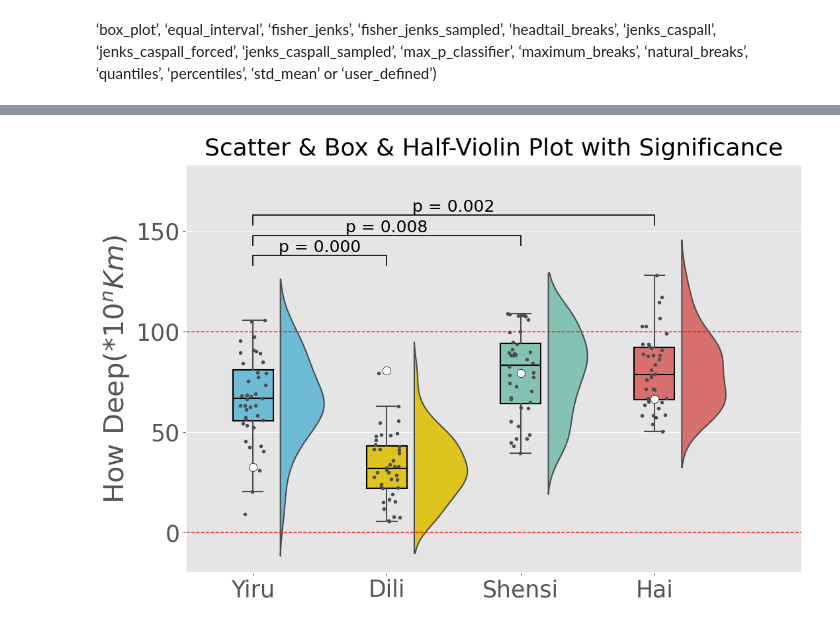
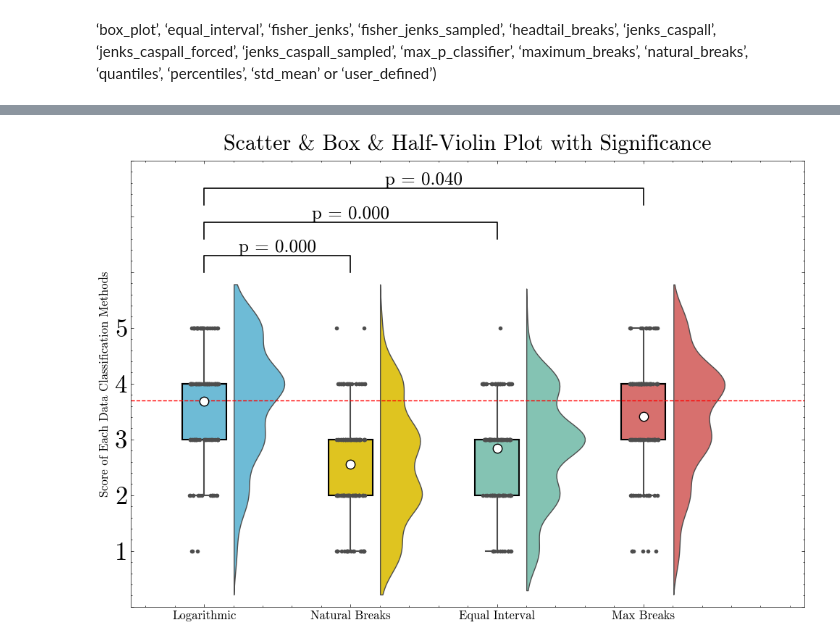
Before and after one commit to Ashes814/LSGI532_Project, a Jupyter notebook: project1/visualMap.ipynb, the cells around one changed output, grey strips where cells are left out. Saved outputs shown, nothing was run; the diff lists cells and outputs as text; code cells hidden in the pictures.

```diff
--- a/project1/visualMap.ipynb
+++ b/project1/visualMap.ipynb
@@ -186,7 +158,7 @@ world = geopandas.read_file('testdata.geojson')
 classifyMethods = ["quantiles","maximum_breaks", "equal_interval", "natural_breaks"]
 def plotMap(df, col, sche, index):
     ax = df.plot(column= col,
-                    legend=True,
+                    legend=False,
                     legend_kwds={'loc': 'lower right'},
                     cmap='OrRd',
                     scheme=sche,
@@ -205,5 +177,5 @@ def plotMap(df, col, sche, index):
     plt.show()
 
 for i, s in enumerate(classifyMethods):
-    plotMap(world, "birth", s, i)
+    plotMap(world, "vegetable", s, i)
 # %% [output]
@@ -213,0 +186,6 @@ for i, s in enumerate(classifyMethods):
+# %%
+qdata = pd.read_excel("qData2.xlsx")
+# qdata = qdata[qdata["map_exp"] == 2]
+testDf = qdata[["method1_1", "method2_1", "method3_1", "method4_1"]]
+testDf = testDf.melt()
+testDf
@@ -217,6 +209,7 @@ import seaborn as sns
 import numpy as np
 import pandas as pd
 from scipy.stats import ttest_ind
+import scienceplots
 #格式
 import matplotlib.pyplot as plt
 import matplotlib as mpl
@@ -224,7 +217,7 @@ from matplotlib.font_manager import FontProperties
 from matplotlib.ticker import FormatStrFormatter
 from matplotlib.ticker import MaxNLocator
 
-# plt.style.use(['ggplot'])
+plt.style.use(['science', 'no-latex'])
 import warnings
 warnings.filterwarnings('ignore')
 linewidth=3
@@ -245,7 +238,7 @@ mpl.rcParams['legend.fontsize'] = 25
 
 np.random.seed(0)
 n = 40  # number of observations per group
-groups = ['Yiru', 'Dili', 'Shensi', 'Hai']
+groups = ['method1_1', 'method2_1', 'method3_1', 'method4_1']
 
 df = pd.DataFrame({
     'group': np.repeat(groups, n),
@@ -260,7 +253,7 @@ df.loc[df['group'] == 'Hai', 'value'] += 30
 
 plt.figure(figsize=(12, 8))
 palette = ["#5cc3e8","#ffdb00","#79ceb8","#e95f5c"]
-violin_parts = sns.violinplot(x='group', y='value', data=df, split=True, inner=None,
+violin_parts = sns.violinplot(x='variable', y='value', data=testDf, split=True, inner=None,
                               palette=palette)
 
 shift = 0.2# 平移小提琴
@@ -280,7 +273,7 @@ for vp in violin_parts.collections[::1]:
         # Apply the horizontal shift to the right half
         vertices[:, 0] += shift  # Shift to the right
 
-sns.boxplot(x='group', y='value', data=df, width=0.3, fliersize=0, linewidth=1.5,
+sns.boxplot(x='variable', y='value', data=testDf, width=0.3, fliersize=0, linewidth=1.5,
             boxprops={'edgecolor': 'black'}, palette=palette, showcaps=True, whiskerprops={'linewidth':1.5},
             capprops={'linewidth':1.5}, medianprops={'color':'black'})
 
@@ -289,48 +282,50 @@ Seaborn的boxplot函数默认绘制中位数
 但不绘制均值。要在箱形图中添加均值
 可以使用pointplot或直接在matplotlib中添加点'''
 # Calculate the mean values for each group
-mean_values = df.groupby('group')['value'].mean().values
+mean_values = testDf.groupby('variable')['value'].mean().values
 
 # Add the mean values to the boxplot using plt.scatter
 plt.scatter(groups, mean_values, color='white', edgecolor='black',s=80, zorder=5)
 
-sns.stripplot(x='group', y='value', data=df, jitter=True, size=4, color=".3", linewidth=0)
+sns.stripplot(x='variable', y='value', data=testDf, jitter=True, size=4, color=".3", linewidth=0)
 
-plt.axhline(y=0, linestyle='--', color='red', linewidth=1)
-plt.axhline(y=100, linestyle='--', color='red', linewidth=1)
+# plt.axhline(y=0, linestyle='--', color='red', linewidth=1)
+plt.axhline(y=3.7, linestyle='--', color='red', linewidth=1)
 
-y, h, col = df['value'].max()+5, 5, 'k'
+y, h, col = testDf['value'].max() + 1, 0.3, 'k'
 
 # y 为当前数据值的最大值加上5，这是为了确定在哪个高度上绘制显著性标记。
 # h 是每一对比较之间的高度差，用来确保标记不会重叠。
 #col 是用来绘制线条和文字的颜色（在这里是黑色）
 
-pairs = [('Yiru', 'Dili'), ('Yiru', 'Shensi'), ('Yiru', 'Hai')]
+pairs = [('method1_1', 'method2_1'), ('method1_1', 'method3_1'), ('method1_1', 'method4_1')]
 #创建一个比较对的列表 pairs。这里的意思是将组 A 与组 B、组 A 与组 C、以及组 A与组 D 进行比较。
 
 for i, (group1, group2) in enumerate(pairs):
-    group1_values = df[df['group'] == group1]['value']
-    group2_values = df[df['group'] == group2]['value']
+    group1_values = testDf[testDf['variable'] == group1]['value']
+    group2_values = testDf[testDf['variable'] == group2]['value']
     _, p_value = ttest_ind(group1_values, group2_values)
 
 
-    if p_value < 0.05:
+    if p_value < 0.9:
         x1, x2 = groups.index(group1), groups.index(group2)
 
         plt.plot([x1, x1, x2, x2], [y + (h*i), y + h + (h*i), y + h + (h*i), y + (h*i)], lw=1.2, c=col)
         plt.text((x1+x2)*.5, y+h+(h*i), f'p = {p_value:.3f}', ha='center', va='bottom', color=col)
 
     y += h
 
-plt.ylim(-20, y+h+30)
+plt.ylim(0, 8)
 # sns.despine()#边框可见性
 
 plt.title('Scatter & Box & Half-Violin Plot with Significance',y=1.01)
 
 plt.xlim(-0.50,4.1)
 plt.xlabel('')
-plt.ylabel('How Deep($*10^n$$Km$)')
+plt.ylabel('Score of Each Data Classification Methods', fontsize=12)
+plt.xticks([0,1,2,3], ["Logarithmic", "Natural Breaks", "Equal Interval", "Max Breaks"], fontsize=12)
+plt.yticks([0,1,2,3,4,5,6,7,8], [None,1,2,3,4,5,None, None, None])
 plt.subplots_adjust()
 plt.show()
 # %% [output]
-[figure, old version]
+[figure, new version]
```
Also changed, not shown: parts of 17 cells of this notebook, 1 other file.
